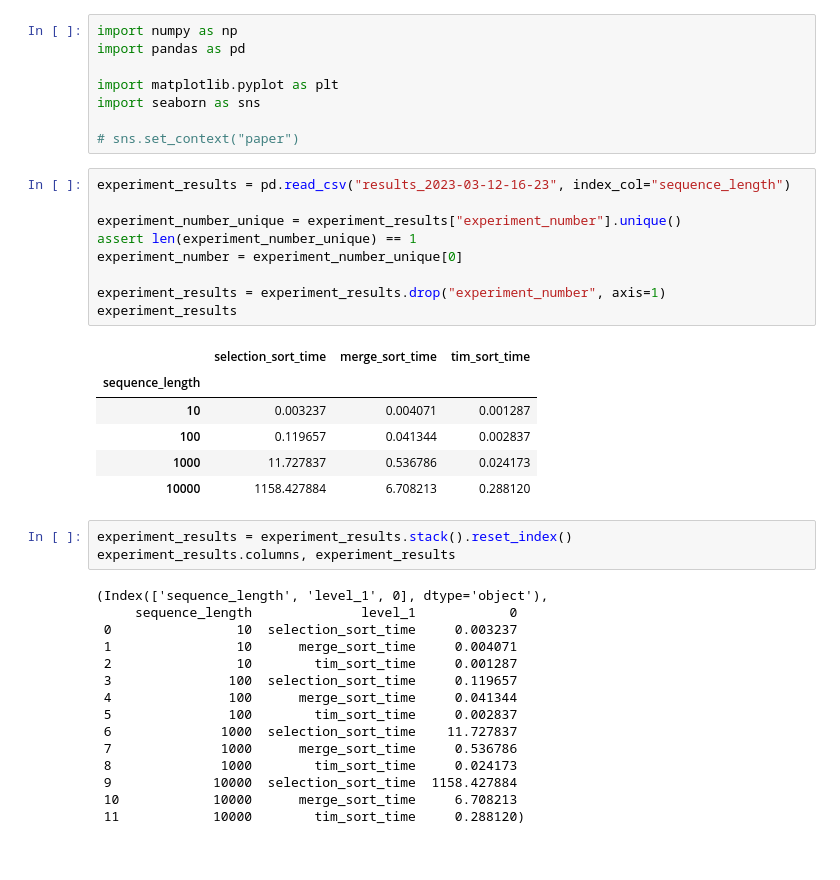
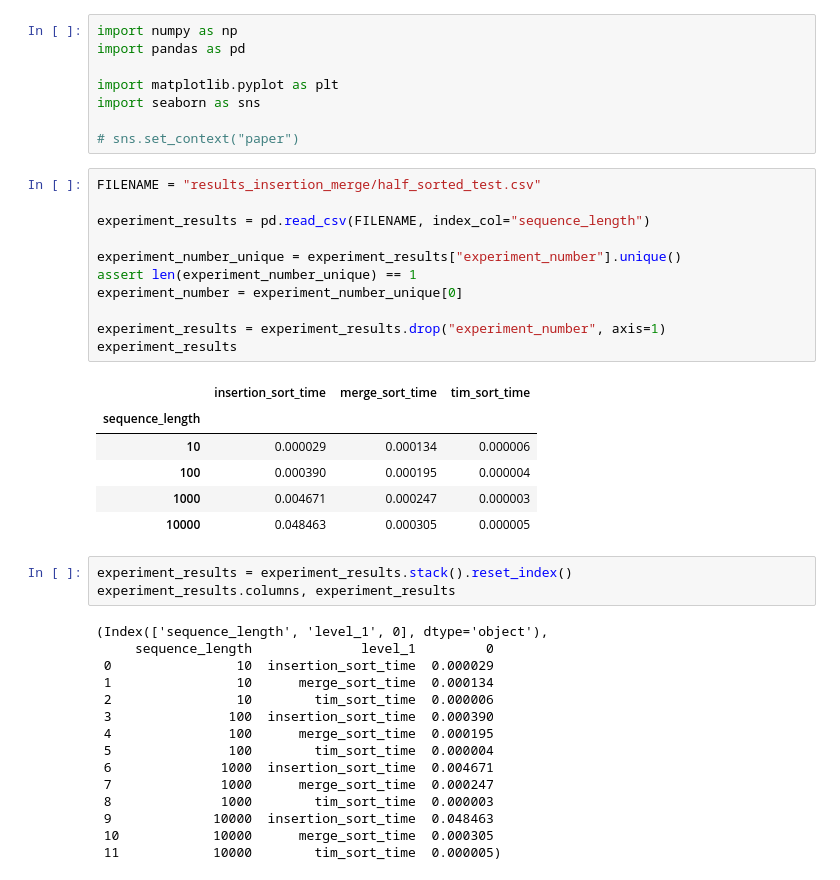
Before and after one commit to adamwilczynski/algorithms-and-data-structures, a Jupyter notebook: sorting/visualizations.ipynb, the cells around one changed output. Drawn from its saved outputs; the diff is of its cells as text.

```diff
--- a/sorting/visualizations.ipynb
+++ b/sorting/visualizations.ipynb
@@ -7,39 +7,41 @@ import seaborn as sns
 
 # sns.set_context("paper")
 # %%
-experiment_results = pd.read_csv("results_2023-03-12-16-23", index_col="sequence_length")
+FILENAME = "results_insertion_merge/half_sorted_test.csv"
+
+experiment_results = pd.read_csv(FILENAME, index_col="sequence_length")
 
 experiment_number_unique = experiment_results["experiment_number"].unique()
 assert len(experiment_number_unique) == 1
 experiment_number = experiment_number_unique[0]
 
 experiment_results = experiment_results.drop("experiment_number", axis=1)
 experiment_results
 # %% [output]
-|  | selection_sort_time | merge_sort_time | tim_sort_time |
+|  | insertion_sort_time | merge_sort_time | tim_sort_time |
 | sequence_length |  |  |  |
-| 10 | 0.003237 | 0.004071 | 0.001287 |
-| 100 | 0.119657 | 0.041344 | 0.002837 |
-| 1000 | 11.727837 | 0.536786 | 0.024173 |
-| 10000 | 1158.427884 | 6.708213 | 0.288120 |
+| 10 | 0.000029 | 0.000134 | 0.000006 |
+| 100 | 0.000390 | 0.000195 | 0.000004 |
+| 1000 | 0.004671 | 0.000247 | 0.000003 |
+| 10000 | 0.048463 | 0.000305 | 0.000005 |
 # %%
 experiment_results = experiment_results.stack().reset_index()
 experiment_results.columns, experiment_results
 # %% [output]
 (Index(['sequence_length', 'level_1', 0], dtype='object'),
-     sequence_length              level_1            0
- 0                10  selection_sort_time     0.003237
- 1                10      merge_sort_time     0.004071
- 2                10        tim_sort_time     0.001287
- 3               100  selection_sort_time     0.119657
- 4               100      merge_sort_time     0.041344
- 5               100        tim_sort_time     0.002837
- 6              1000  selection_sort_time    11.727837
- 7              1000      merge_sort_time     0.536786
- 8              1000        tim_sort_time     0.024173
- 9             10000  selection_sort_time  1158.427884
- 10            10000      merge_sort_time     6.708213
- 11            10000        tim_sort_time     0.288120)
+     sequence_length              level_1         0
+ 0                10  insertion_sort_time  0.000029
+ 1                10      merge_sort_time  0.000134
+ 2                10        tim_sort_time  0.000006
+ 3               100  insertion_sort_time  0.000390
+ 4               100      merge_sort_time  0.000195
+ 5               100        tim_sort_time  0.000004
+ 6              1000  insertion_sort_time  0.004671
+ 7              1000      merge_sort_time  0.000247
+ 8              1000        tim_sort_time  0.000003
+ 9             10000  insertion_sort_time  0.048463
+ 10            10000      merge_sort_time  0.000305
+ 11            10000        tim_sort_time  0.000005)
 # %%
 experiment_results = experiment_results.rename({"level_1": "algorithm_type", 0: "seconds"}, axis=1)
 experiment_results
```
Also changed, not shown: parts of 2 cells of this notebook, 41 other files.
